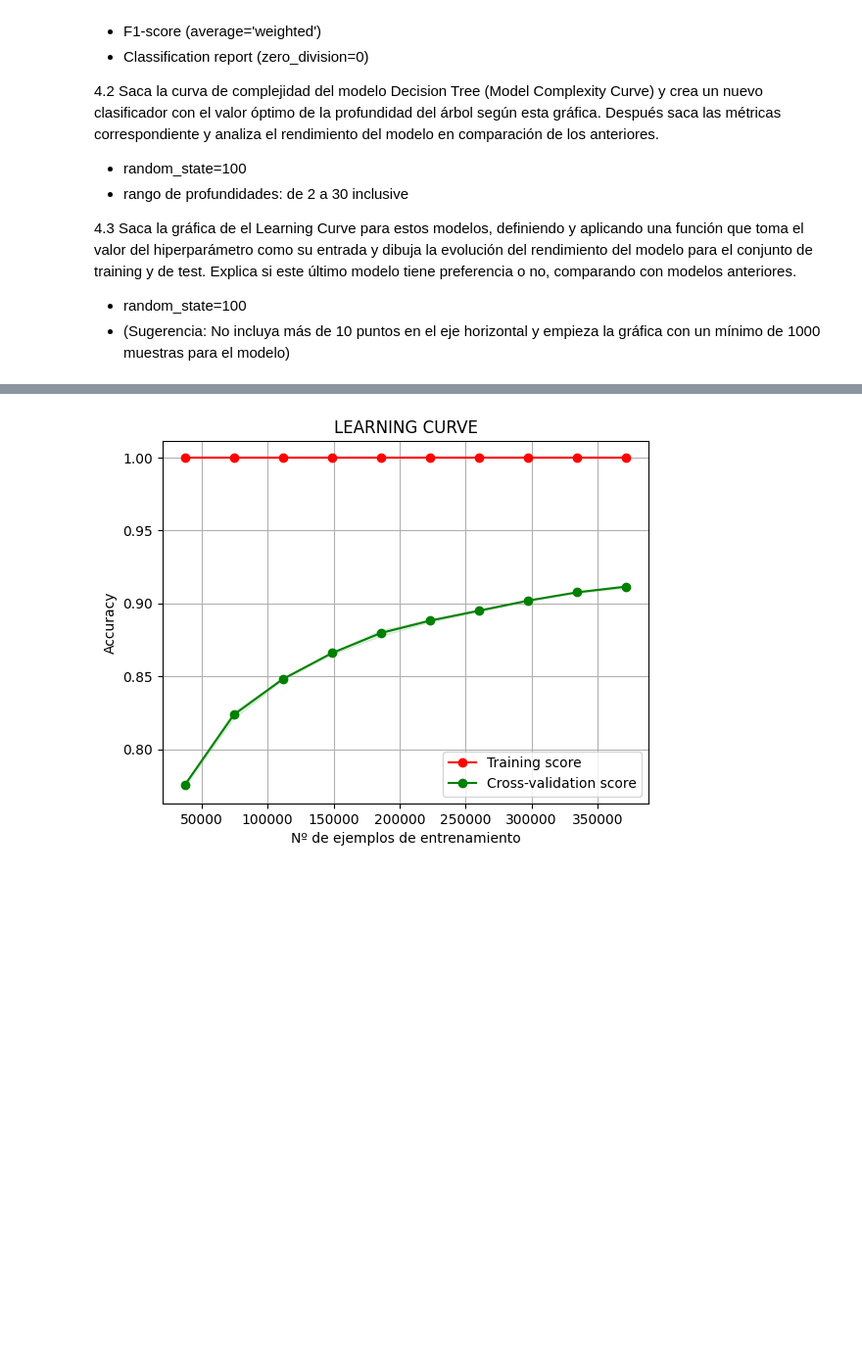
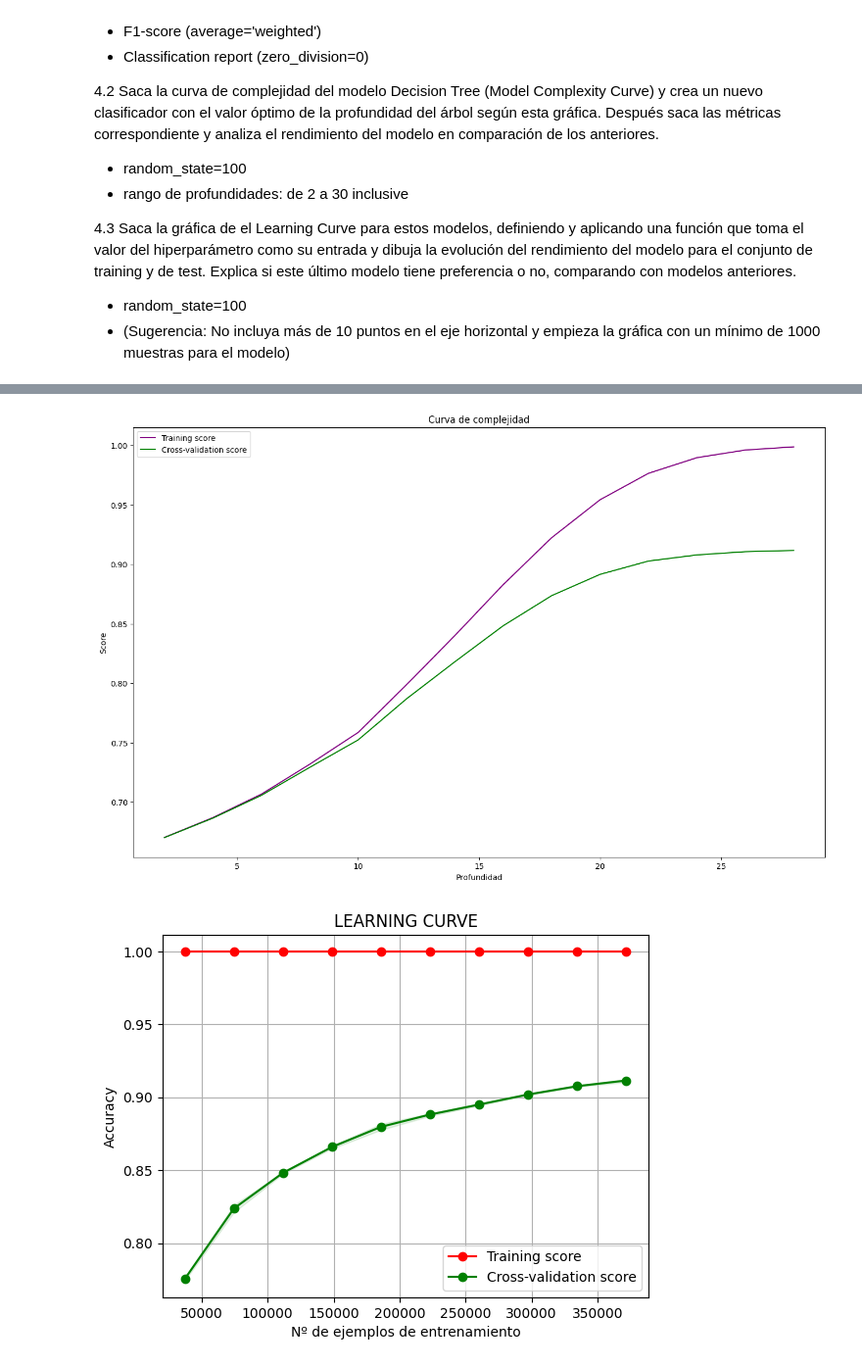
Before and after one commit to luciacantos/Examen-EDA, a Jupyter notebook: forest_covtype.ipynb, the cells around one changed output, grey strips where cells are left out. Shown at 98% size. Saved outputs shown, nothing was run; the diff lists cells and outputs as text; code cells hidden in the pictures; blank space fills up the shorter version.

```diff
--- a/forest_covtype.ipynb
+++ b/forest_covtype.ipynb
@@ -271,3 +487,21 @@ for depth in profundidad:
+# %%
+# 4.2
+
+from sklearn.model_selection import validation_curve
+param_range =np.arange(2, 30, 2)
+train_scores, test_scores = validation_curve(DecisionTreeClassifier(), X_train, y_train, param_name="max_depth", param_range=param_range,
+                                            scoring="accuracy", n_jobs=1)
+plt.figure(figsize=(16,10))
+plt.plot(param_range, np.mean(train_scores, axis=1), label="Training score", color="purple")
+plt.plot(param_range, np.mean(test_scores, axis=1), label ="Cross-validation score", color="green")
+
+plt.title("Curva de complejidad")
+plt.xlabel("Profundidad")
+plt.ylabel("Score")
+plt.legend(loc="best")
+plt.show()
+# %% [output]
+[figure, added]
 # %%
 # 4.3
 from sklearn.model_selection import learning_curve
```
Also changed, not shown: parts of 43 cells of this notebook.
